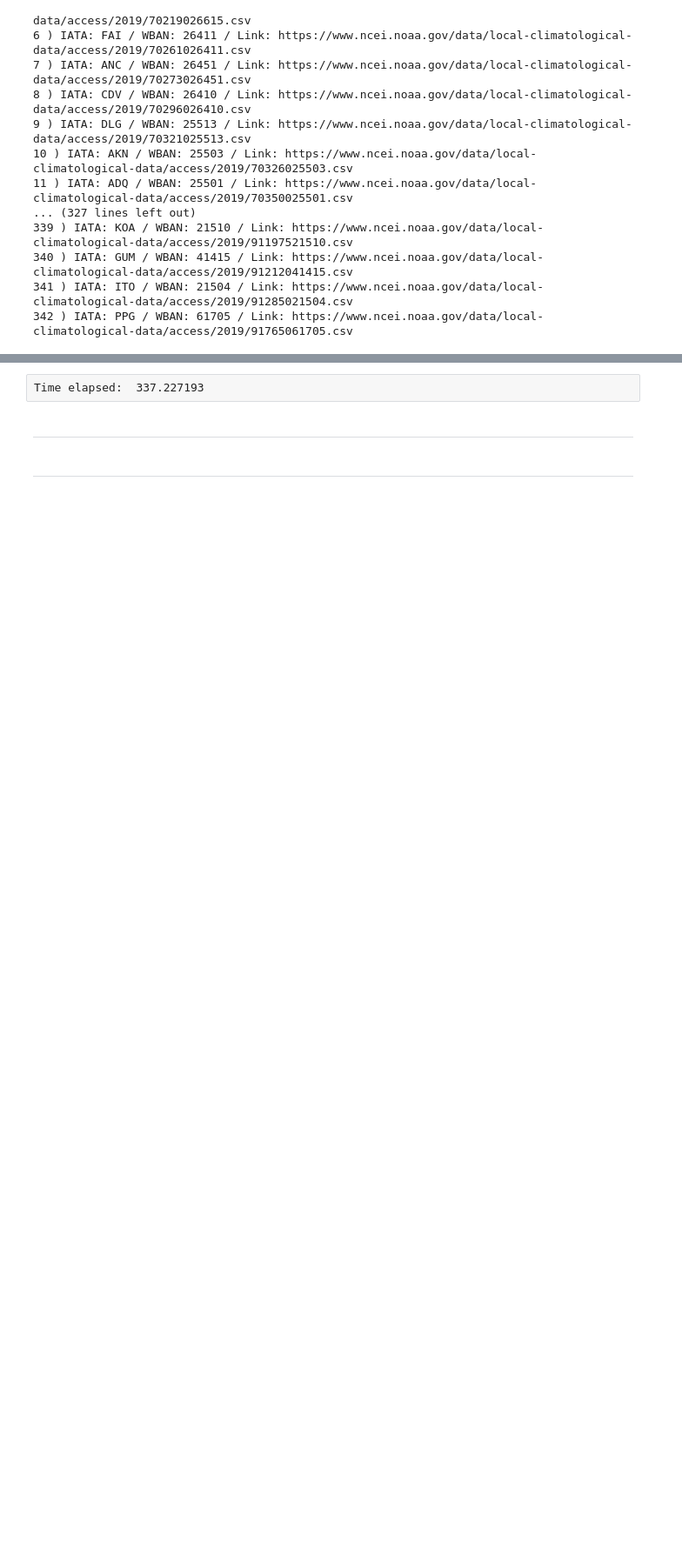
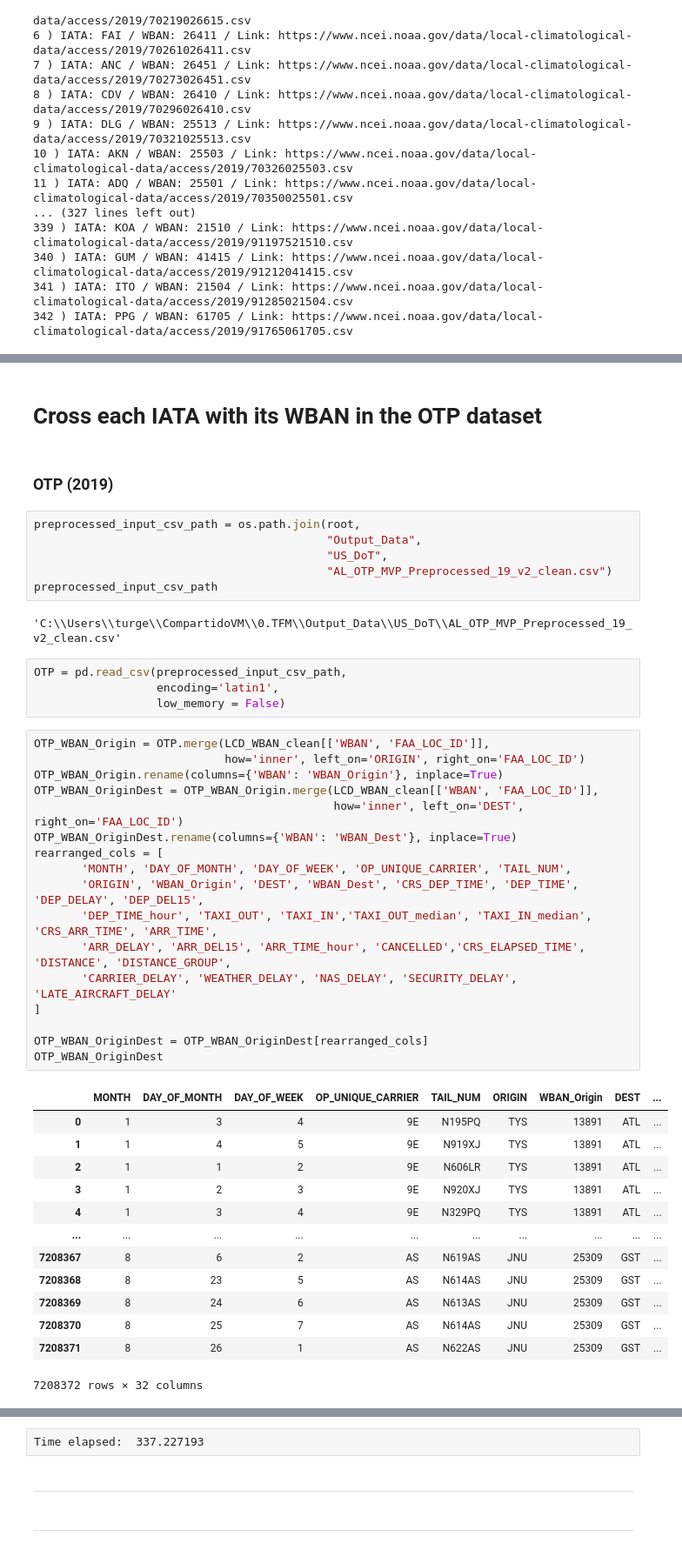
Before and after one commit to malonsol/TFM_KSchool, a Jupyter notebook: EDA/DELAY/WBAN_IATA.ipynb, the cells around one changed output, grey strips where cells are left out. Shown: that part at 87% size. Saved outputs shown, nothing was run; the diff lists cells and outputs as text; blank space fills up the shorter version.

```diff
--- a/EDA/DELAY/WBAN_IATA.ipynb
+++ b/EDA/DELAY/WBAN_IATA.ipynb
@@ -587,0 +568,47 @@ df.to_csv(path_or_buf=output_csv_path,
+# %% [markdown]
+# Cross each IATA with its WBAN in the OTP dataset
+# %% [markdown]
+### OTP (2019)
+# %%
+preprocessed_input_csv_path = os.path.join(root,
+                                           "Output_Data",
+                                           "US_DoT",
+                                           "AL_OTP_MVP_Preprocessed_19_v2_clean.csv")
+preprocessed_input_csv_path
+# %% [output]
+'C:\\Users\\turge\\CompartidoVM\\0.TFM\\Output_Data\\US_DoT\\AL_OTP_MVP_Preprocessed_19_v2_clean.csv'
+# %%
+OTP = pd.read_csv(preprocessed_input_csv_path,
+                  encoding='latin1',
+                  low_memory = False)
+# %%
+OTP_WBAN_Origin = OTP.merge(LCD_WBAN_clean[['WBAN', 'FAA_LOC_ID']],
+                            how='inner', left_on='ORIGIN', right_on='FAA_LOC_ID')
+OTP_WBAN_Origin.rename(columns={'WBAN': 'WBAN_Origin'}, inplace=True)
+OTP_WBAN_OriginDest = OTP_WBAN_Origin.merge(LCD_WBAN_clean[['WBAN', 'FAA_LOC_ID']],
+                                            how='inner', left_on='DEST', right_on='FAA_LOC_ID')
+OTP_WBAN_OriginDest.rename(columns={'WBAN': 'WBAN_Dest'}, inplace=True)
+rearranged_cols = [
+       'MONTH', 'DAY_OF_MONTH', 'DAY_OF_WEEK', 'OP_UNIQUE_CARRIER', 'TAIL_NUM',
+       'ORIGIN', 'WBAN_Origin', 'DEST', 'WBAN_Dest', 'CRS_DEP_TIME', 'DEP_TIME', 'DEP_DELAY', 'DEP_DEL15',
+       'DEP_TIME_hour', 'TAXI_OUT', 'TAXI_IN','TAXI_OUT_median', 'TAXI_IN_median', 'CRS_ARR_TIME', 'ARR_TIME',
+       'ARR_DELAY', 'ARR_DEL15', 'ARR_TIME_hour', 'CANCELLED','CRS_ELAPSED_TIME', 'DISTANCE', 'DISTANCE_GROUP',
+       'CARRIER_DELAY', 'WEATHER_DELAY', 'NAS_DELAY', 'SECURITY_DELAY', 'LATE_AIRCRAFT_DELAY'
+]
+
+OTP_WBAN_OriginDest = OTP_WBAN_OriginDest[rearranged_cols]
+OTP_WBAN_OriginDest
+# %% [output]
+|  | MONTH | DAY_OF_MONTH | DAY_OF_WEEK | OP_UNIQUE_CARRIER | TAIL_NUM | ORIGIN | WBAN_Origin | DEST | ... |
+| 0 | 1 | 3 | 4 | 9E | N195PQ | TYS | 13891 | ATL | ... |
+| 1 | 1 | 4 | 5 | 9E | N919XJ | TYS | 13891 | ATL | ... |
+| 2 | 1 | 1 | 2 | 9E | N606LR | TYS | 13891 | ATL | ... |
+| 3 | 1 | 2 | 3 | 9E | N920XJ | TYS | 13891 | ATL | ... |
+| 4 | 1 | 3 | 4 | 9E | N329PQ | TYS | 13891 | ATL | ... |
+| ... | ... | ... | ... | ... | ... | ... | ... | ... | ... |
+| 7208367 | 8 | 6 | 2 | AS | N619AS | JNU | 25309 | GST | ... |
+| 7208368 | 8 | 23 | 5 | AS | N614AS | JNU | 25309 | GST | ... |
+| 7208369 | 8 | 24 | 6 | AS | N613AS | JNU | 25309 | GST | ... |
+| 7208370 | 8 | 25 | 7 | AS | N614AS | JNU | 25309 | GST | ... |
+| 7208371 | 8 | 26 | 1 | AS | N622AS | JNU | 25309 | GST | ... |
+7208372 rows × 32 columns
```
Also changed, not shown: parts of 21 cells of this notebook.
